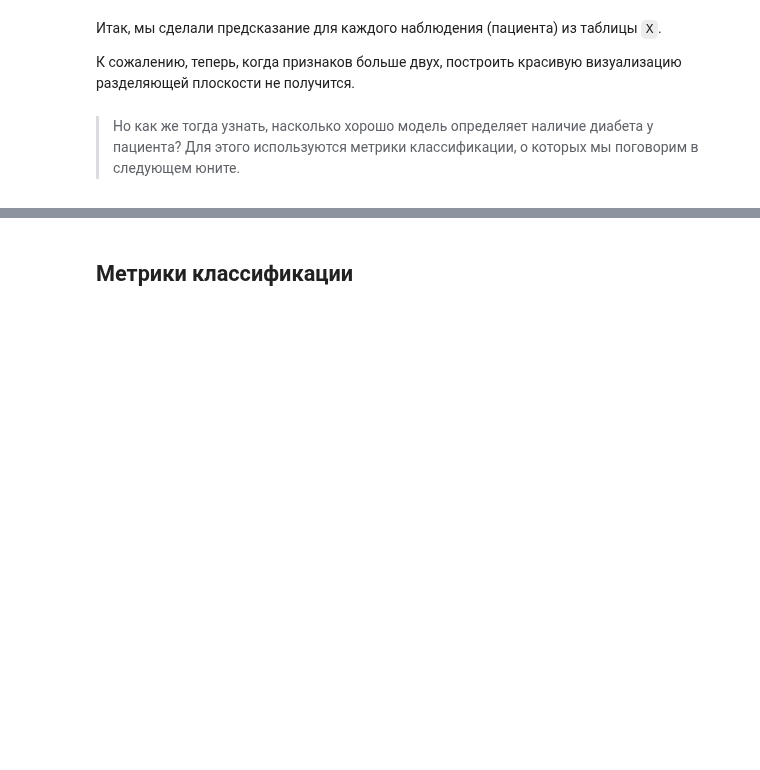
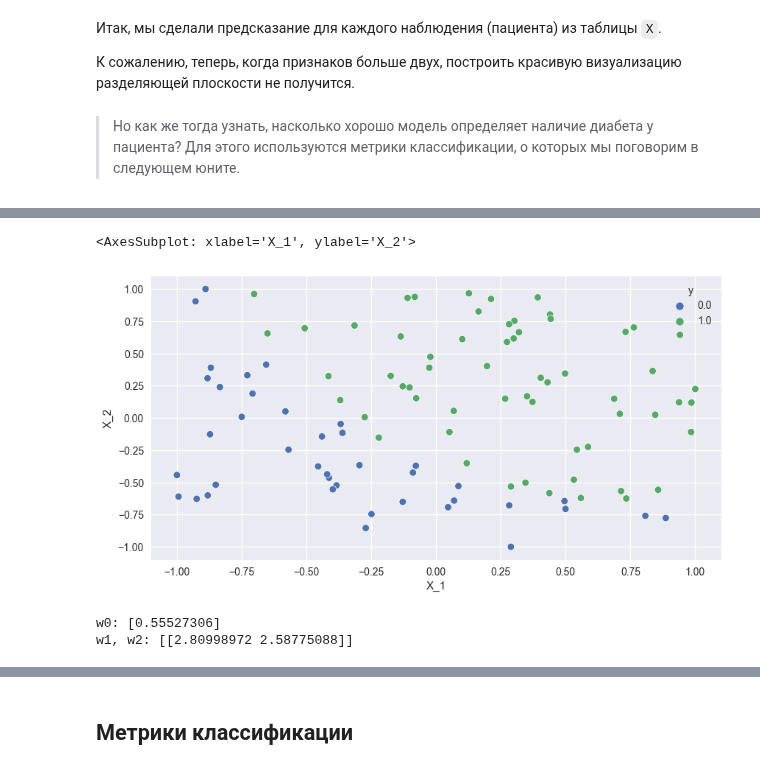
Before and after one commit to Dredox22/sf_data_science, a Jupyter notebook: SkillFactory/ML-3/ML-3._Логистическая_регрессия.ipynb, the cells around one changed output, grey strips where cells are left out. Saved outputs shown, nothing was run; the diff lists cells and outputs as text; code cells hidden in the pictures; blank space fills up the shorter version.

```diff
--- a/SkillFactory/ML-3/ML-3._Логистическая_регрессия.ipynb
+++ b/SkillFactory/ML-3/ML-3._Логистическая_регрессия.ipynb
@@ -263,0 +276,3 @@ X_temp.tail()
+# %%
+task_df = pd.read_csv('data/task_data.csv')
+display(task_df)
@@ -263,0 +293,3 @@ X_temp.tail()
+# %%
+task_df.drop(columns='SNo', inplace=True)
+display(task_df)
@@ -263,0 +310,23 @@ X_temp.tail()
+# %%
+fig, ax = plt.subplots(figsize=(10, 5))
+sns.scatterplot(
+    data=task_df,
+    x='X_1',
+    y='X_2',
+    hue='y',
+    ax=ax
+)
+# %% [output]
+<AxesSubplot: xlabel='X_1', ylabel='X_2'>
+[figure, added]
+# %%
+X, y = task_df[['X_1', 'X_2']], task_df['y']
+
+grad_down = linear_model.LogisticRegression(random_state=42)
+# grad_down = linear_model.LogisticRegression(solver='sag', random_state=42)
+grad_down.fit(X, y)
+print(f'w0: {grad_down.intercept_}')
+print(f'w1, w2: {grad_down.coef_}')
+# %% [output]
+w0: [0.55527306]
+w1, w2: [[2.80998972 2.58775088]]
```
Also changed, not shown: parts of 8 cells of this notebook.
